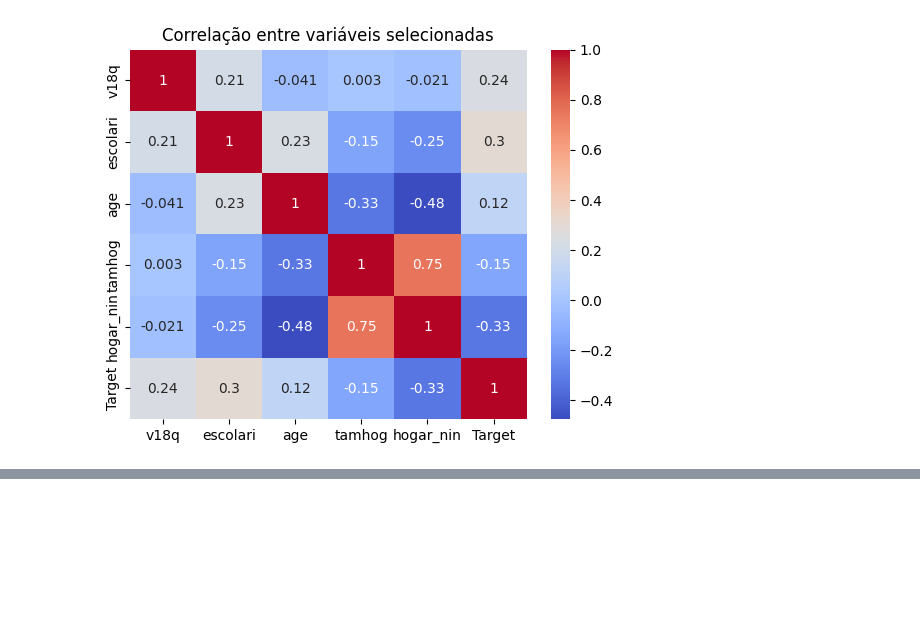
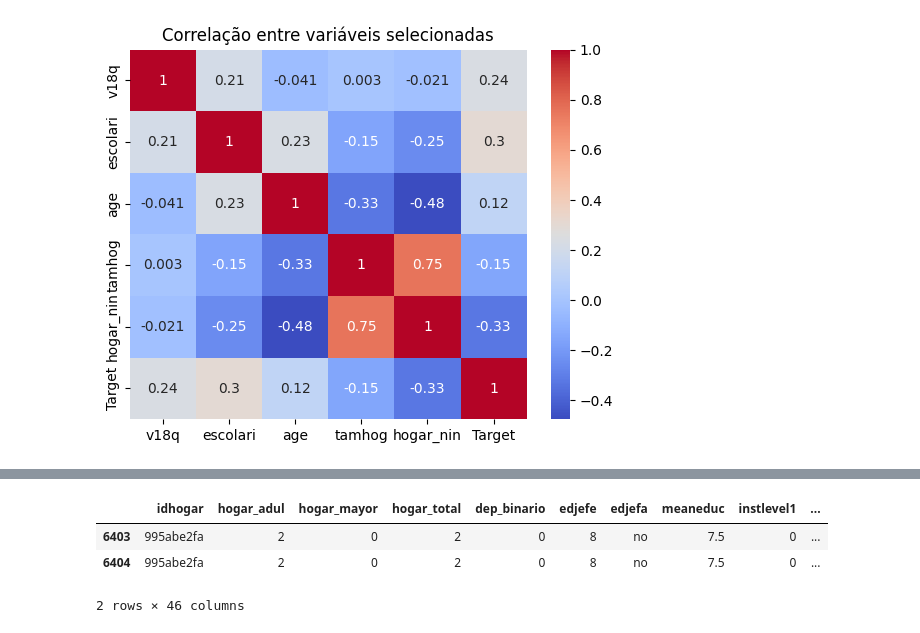
Before and after one commit to Sersasj/IA1_IA2, a Jupyter notebook: IA2/Trabalho2/trabs_notebook.ipynb, the cells around one changed output, grey strips where cells are left out. Cells and saved outputs as stored; diff of their text form; code cells hidden in the pictures; blank space fills up the shorter version.

```diff
--- a/IA2/Trabalho2/trabs_notebook.ipynb
+++ b/IA2/Trabalho2/trabs_notebook.ipynb
@@ -217,0 +265,7 @@ plt.show()
+# %%
+X.loc[X.isin(['995abe2fa']).any(axis=1)]
+# %% [output]
+|  | idhogar | hogar_adul | hogar_mayor | hogar_total | dep_binario | edjefe | edjefa | meaneduc | instlevel1 | ... |
+| 6403 | 995abe2fa | 2 | 0 | 2 | 0 | 8 | no | 7.5 | 0 | ... |
+| 6404 | 995abe2fa | 2 | 0 | 2 | 0 | 8 | no | 7.5 | 0 | ... |
+2 rows × 46 columns
```
Also changed, not shown: parts of 13 cells of this notebook, 1 other file.
